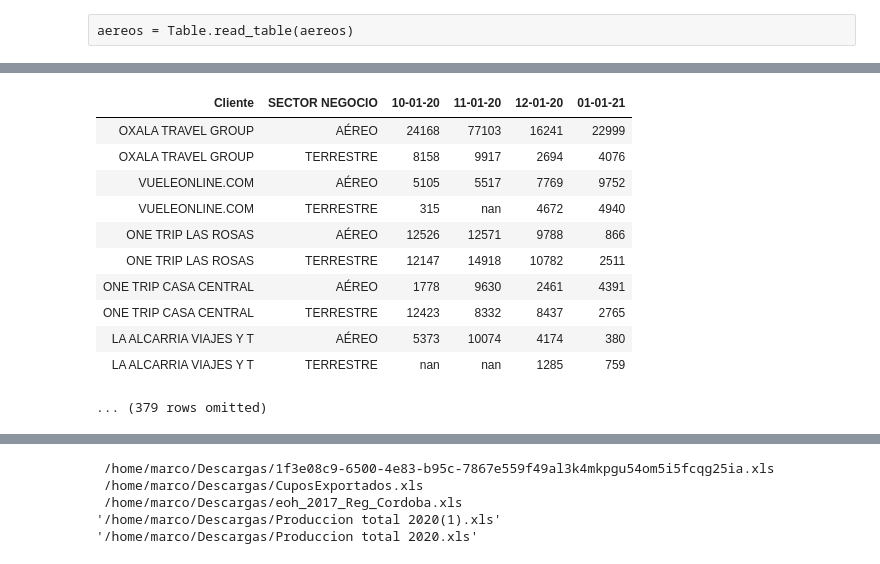
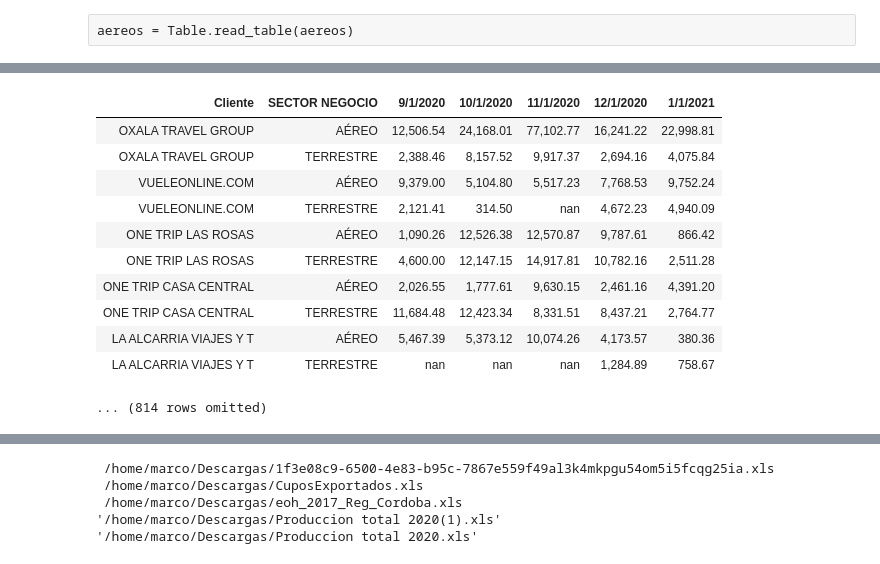
Before and after one commit to MarcoCenturion/Bash_data_analytics, a Jupyter notebook: Ventas Delfos por vertical.ipynb, the cells around one changed output, grey strips where cells are left out. Drawn from its saved outputs; the diff is of its cells as text; code cells hidden in the pictures.

```diff
--- a/Ventas Delfos por vertical.ipynb
+++ b/Ventas Delfos por vertical.ipynb
@@ -262,20 +219,21 @@ tablaclientes.labels
 # %%
 tablaclientes.select('Cliente',
  'SECTOR NEGOCIO',
- '10-01-20',
- '11-01-20',
- '12-01-20',
- '01-01-21')
+ '9/1/2020',
+ '10/1/2020',
+ '11/1/2020',
+ '12/1/2020',
+ '1/1/2021')
 # %% [output]
-| Cliente | SECTOR NEGOCIO | 10-01-20 | 11-01-20 | 12-01-20 | 01-01-21 |
-| OXALA TRAVEL GROUP | AÉREO | 24168 | 77103 | 16241 | 22999 |
-| OXALA TRAVEL GROUP | TERRESTRE | 8158 | 9917 | 2694 | 4076 |
-| VUELEONLINE.COM | AÉREO | 5105 | 5517 | 7769 | 9752 |
-| VUELEONLINE.COM | TERRESTRE | 315 | nan | 4672 | 4940 |
-| ONE TRIP LAS ROSAS | AÉREO | 12526 | 12571 | 9788 | 866 |
-| ONE TRIP LAS ROSAS | TERRESTRE | 12147 | 14918 | 10782 | 2511 |
-| ONE TRIP CASA CENTRAL | AÉREO | 1778 | 9630 | 2461 | 4391 |
-| ONE TRIP CASA CENTRAL | TERRESTRE | 12423 | 8332 | 8437 | 2765 |
-| LA ALCARRIA VIAJES Y T | AÉREO | 5373 | 10074 | 4174 | 380 |
-| LA ALCARRIA VIAJES Y T | TERRESTRE | nan | nan | 1285 | 759 |
+| Cliente | SECTOR NEGOCIO | 9/1/2020 | 10/1/2020 | 11/1/2020 | 12/1/2020 | 1/1/2021 |
+| OXALA TRAVEL GROUP | AÉREO | 12,506.54 | 24,168.01 | 77,102.77 | 16,241.22 | 22,998.81 |
+| OXALA TRAVEL GROUP | TERRESTRE | 2,388.46 | 8,157.52 | 9,917.37 | 2,694.16 | 4,075.84 |
+| VUELEONLINE.COM | AÉREO | 9,379.00 | 5,104.80 | 5,517.23 | 7,768.53 | 9,752.24 |
+| VUELEONLINE.COM | TERRESTRE | 2,121.41 | 314.50 | nan | 4,672.23 | 4,940.09 |
+| ONE TRIP LAS ROSAS | AÉREO | 1,090.26 | 12,526.38 | 12,570.87 | 9,787.61 | 866.42 |
+| ONE TRIP LAS ROSAS | TERRESTRE | 4,600.00 | 12,147.15 | 14,917.81 | 10,782.16 | 2,511.28 |
+| ONE TRIP CASA CENTRAL | AÉREO | 2,026.55 | 1,777.61 | 9,630.15 | 2,461.16 | 4,391.20 |
+| ONE TRIP CASA CENTRAL | TERRESTRE | 11,684.48 | 12,423.34 | 8,331.51 | 8,437.21 | 2,764.77 |
+| LA ALCARRIA VIAJES Y T | AÉREO | 5,467.39 | 5,373.12 | 10,074.26 | 4,173.57 | 380.36 |
+| LA ALCARRIA VIAJES Y T | TERRESTRE | nan | nan | nan | 1,284.89 | 758.67 |
-... (379 rows omitted)
+... (814 rows omitted)
```
Also changed, not shown: parts of 25 cells of this notebook, 2 other files.
